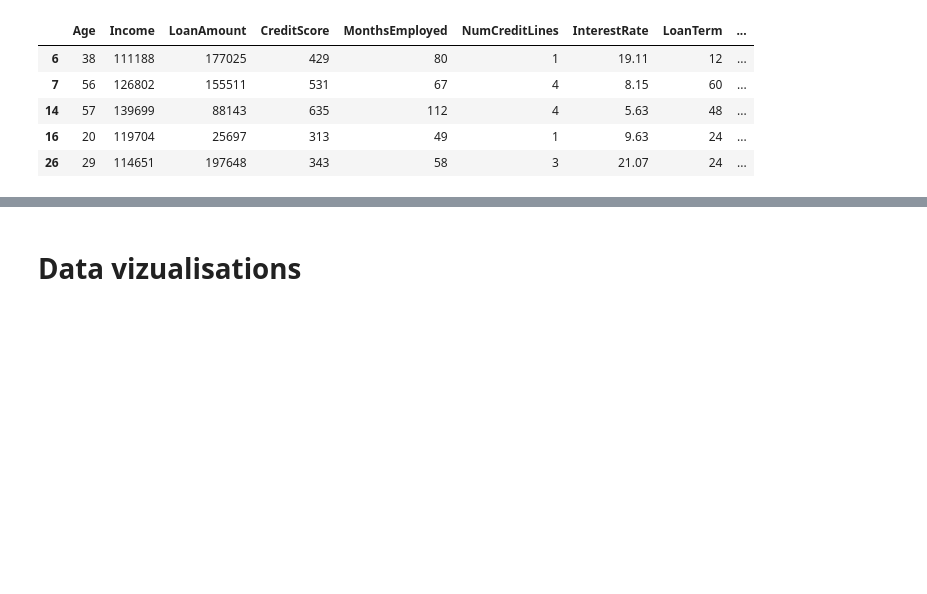
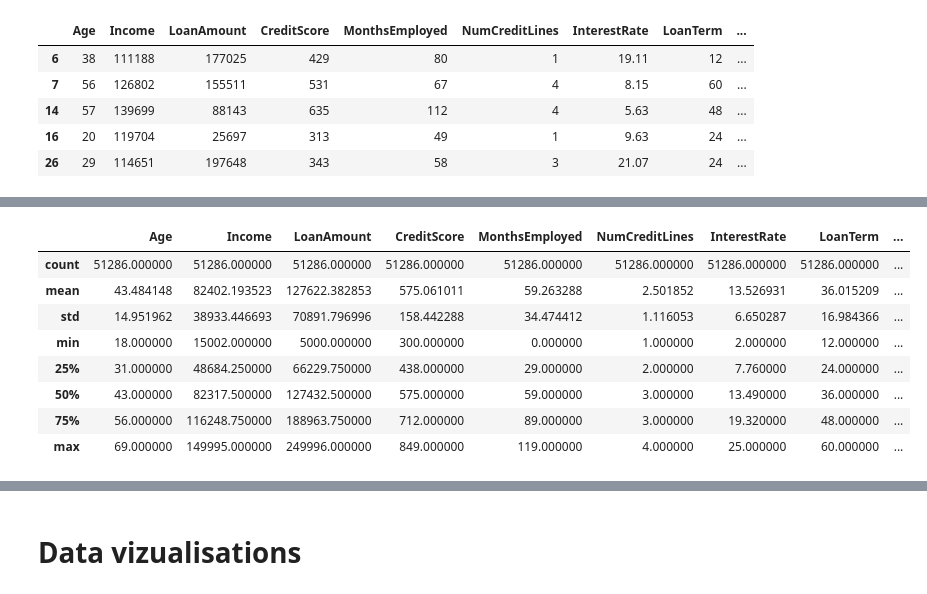
Before and after one commit to anag23039/cct, a Jupyter notebook: LoandefaultsCA2.ipynb, the cells around one changed output, grey strips where cells are left out. Drawn from its saved outputs; the diff is of its cells as text; code cells hidden in the pictures; blank space fills up the shorter version.

```diff
--- a/LoandefaultsCA2.ipynb
+++ b/LoandefaultsCA2.ipynb
@@ -96,0 +109,12 @@ defaultloan.head()
+# %%
+defaultloan.describe()
+# %% [output]
+|  | Age | Income | LoanAmount | CreditScore | MonthsEmployed | NumCreditLines | InterestRate | LoanTerm | ... |
+| count | 51286.000000 | 51286.000000 | 51286.000000 | 51286.000000 | 51286.000000 | 51286.000000 | 51286.000000 | 51286.000000 | ... |
+| mean | 43.484148 | 82402.193523 | 127622.382853 | 575.061011 | 59.263288 | 2.501852 | 13.526931 | 36.015209 | ... |
+| std | 14.951962 | 38933.446693 | 70891.796996 | 158.442288 | 34.474412 | 1.116053 | 6.650287 | 16.984366 | ... |
+| min | 18.000000 | 15002.000000 | 5000.000000 | 300.000000 | 0.000000 | 1.000000 | 2.000000 | 12.000000 | ... |
+| 25% | 31.000000 | 48684.250000 | 66229.750000 | 438.000000 | 29.000000 | 2.000000 | 7.760000 | 24.000000 | ... |
+| 50% | 43.000000 | 82317.500000 | 127432.500000 | 575.000000 | 59.000000 | 3.000000 | 13.490000 | 36.000000 | ... |
+| 75% | 56.000000 | 116248.750000 | 188963.750000 | 712.000000 | 89.000000 | 3.000000 | 19.320000 | 48.000000 | ... |
+| max | 69.000000 | 149995.000000 | 249996.000000 | 849.000000 | 119.000000 | 4.000000 | 25.000000 | 60.000000 | ... |
```
Also changed, not shown: parts of 5 cells of this notebook, 1 other file.
